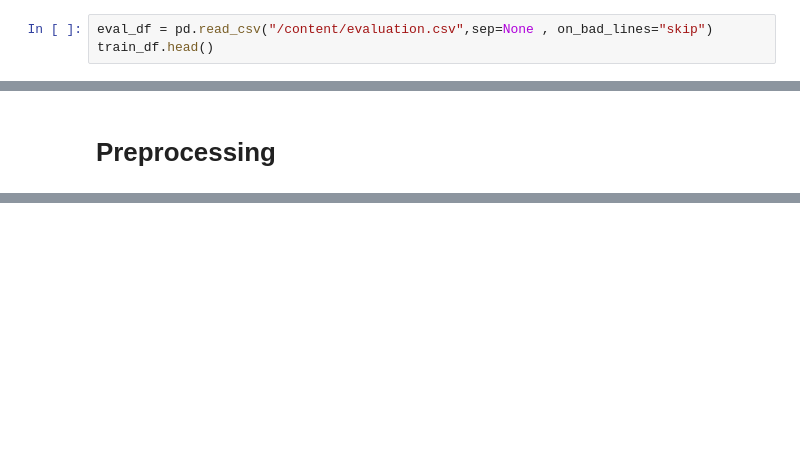
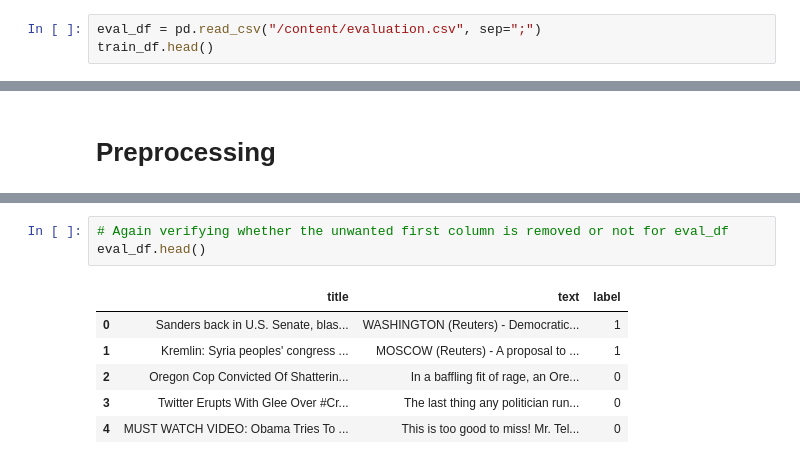
Before and after one commit to Aravindr017/NLP_FakeNews-Classification, a Jupyter notebook: Model/FakeNews(Classification)_Model.ipynb, the cells around one changed output, grey strips where cells are left out. Saved outputs shown, nothing was run; the diff lists cells and outputs as text; blank space fills up the shorter version.

```diff
--- a/Model/FakeNews(Classification)_Model.ipynb
+++ b/Model/FakeNews(Classification)_Model.ipynb
@@ -24,5 +35,5 @@ train_df.head()
 # %%
-eval_df = pd.read_csv("/content/evaluation.csv",sep=None , on_bad_lines="skip")
+eval_df = pd.read_csv("/content/evaluation.csv", sep=";")
 train_df.head()
 # %% [output]
 |  | Unnamed: 0 | title | text | label |
@@ -134,0 +172,10 @@ test_df.shape
+# %%
+# Again verifying whether the unwanted first column is removed or not for eval_df
+eval_df.head()
+# %% [output]
+|  | title | text | label |
+| 0 | Sanders back in U.S. Senate, blas... | WASHINGTON (Reuters) - Democratic... | 1 |
+| 1 | Kremlin: Syria peoples' congress ... | MOSCOW (Reuters) - A proposal to ... | 1 |
+| 2 | Oregon Cop Convicted Of Shatterin... | In a baffling fit of rage, an Ore... | 0 |
+| 3 | Twitter Erupts With Glee Over #Cr... | The last thing any politician run... | 0 |
+| 4 | MUST WATCH VIDEO: Obama Tries To ... | This is too good to miss! Mr. Tel... | 0 |
```
Also changed, not shown: parts of 57 cells of this notebook.
